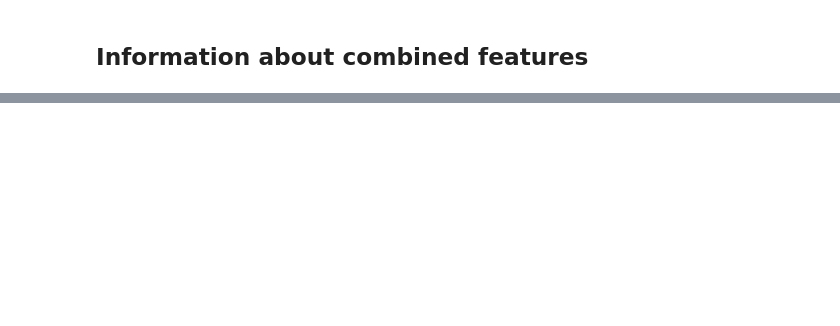
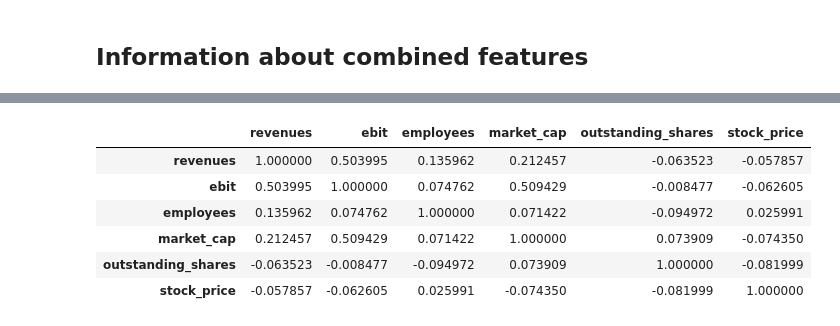
Before and after one commit to maxluetkemeyer/dataset_generator, a Jupyter notebook: dataset_2/1_GeneralInfo.ipynb, the cells around one changed output, grey strips where cells are left out. Drawn from its saved outputs; the diff is of its cells as text; code cells hidden in the pictures; blank space fills up the shorter version.

```diff
--- a/dataset_2/1_GeneralInfo.ipynb
+++ b/dataset_2/1_GeneralInfo.ipynb
@@ -264,0 +154,5 @@ corr_matrix
+# %%
+# Split the dataset into three subsets according to their industry
+base_df_technology = base_df[base_df["industry"] == "technology"].drop(columns=["industry"])
+base_df_finance = base_df[base_df["industry"] == "finance"].drop(columns=["industry"])
+base_df_automobiles = base_df[base_df["industry"] == "automobiles"].drop(columns=["industry"])
@@ -264,0 +349,11 @@ corr_matrix
+# %%
+technology_corr = base_df_technology.corr()
+technology_corr
+# %% [output]
+|  | revenues | ebit | employees | market_cap | outstanding_shares | stock_price |
+| revenues | 1.000000 | 0.503995 | 0.135962 | 0.212457 | -0.063523 | -0.057857 |
+| ebit | 0.503995 | 1.000000 | 0.074762 | 0.509429 | -0.008477 | -0.062605 |
+| employees | 0.135962 | 0.074762 | 1.000000 | 0.071422 | -0.094972 | 0.025991 |
+| market_cap | 0.212457 | 0.509429 | 0.071422 | 1.000000 | 0.073909 | -0.074350 |
+| outstanding_shares | -0.063523 | -0.008477 | -0.094972 | 0.073909 | 1.000000 | -0.081999 |
+| stock_price | -0.057857 | -0.062605 | 0.025991 | -0.074350 | -0.081999 | 1.000000 |
```
Also changed, not shown: parts of 22 cells of this notebook, 18 other files.
